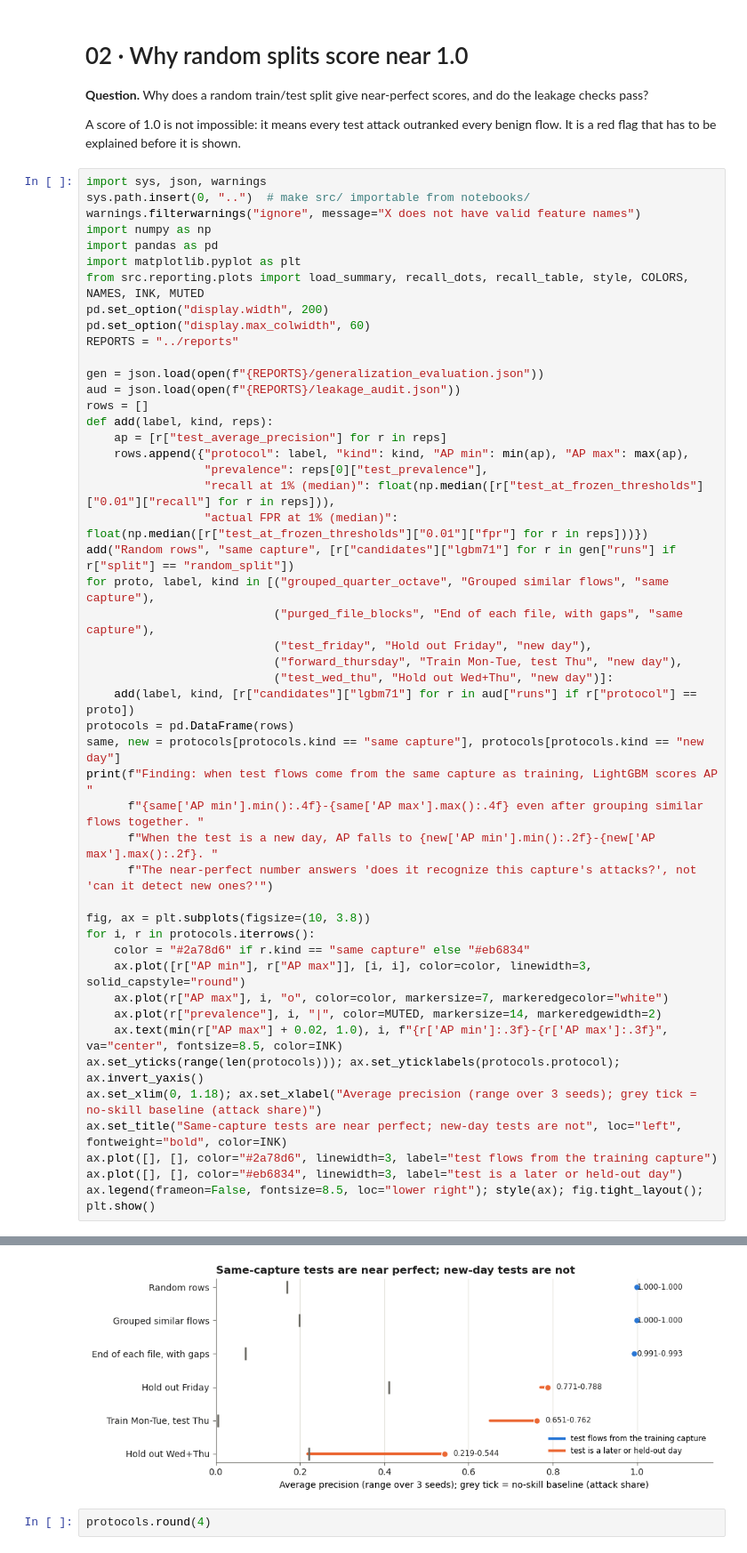
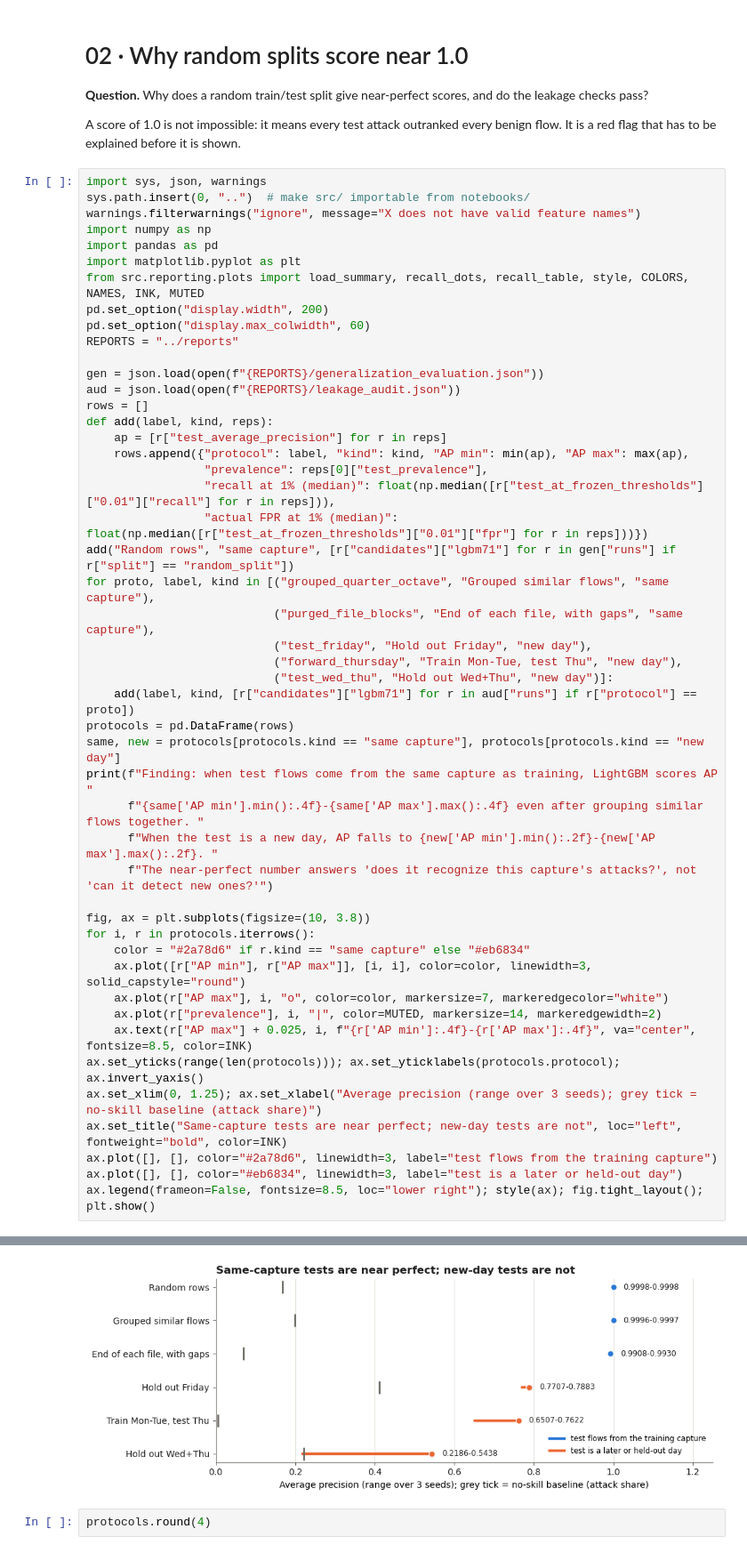
Before and after one commit to Skipa776/CIC-IDS2017-EDA, a Jupyter notebook: notebooks/02_why_random_splits_mislead.ipynb, the cells around one changed output, grey strips where cells are left out. Shown at 89% size. Cells and saved outputs as stored; diff of their text form.

```diff
--- a/notebooks/02_why_random_splits_mislead.ipynb
+++ b/notebooks/02_why_random_splits_mislead.ipynb
@@ -27,36 +27,36 @@ def add(label, kind, reps):
                  "prevalence": reps[0]["test_prevalence"],
                  "recall at 1% (median)": float(np.median([r["test_at_frozen_thresholds"]["0.01"]["recall"] for r in reps])),
                  "actual FPR at 1% (median)": float(np.median([r["test_at_frozen_thresholds"]["0.01"]["fpr"] for r in reps]))})
 add("Random rows", "same capture", [r["candidates"]["lgbm71"] for r in gen["runs"] if r["split"] == "random_split"])
 for proto, label, kind in [("grouped_quarter_octave", "Grouped similar flows", "same capture"),
                            ("purged_file_blocks", "End of each file, with gaps", "same capture"),
                            ("test_friday", "Hold out Friday", "new day"),
                            ("forward_thursday", "Train Mon-Tue, test Thu", "new day"),
                            ("test_wed_thu", "Hold out Wed+Thu", "new day")]:
     add(label, kind, [r["candidates"]["lgbm71"] for r in aud["runs"] if r["protocol"] == proto])
 protocols = pd.DataFrame(rows)
 same, new = protocols[protocols.kind == "same capture"], protocols[protocols.kind == "new day"]
 print(f"Finding: when test flows come from the same capture as training, LightGBM scores AP "
       f"{same['AP min'].min():.4f}-{same['AP max'].max():.4f} even after grouping similar flows together. "
       f"When the test is a new day, AP falls to {new['AP min'].min():.2f}-{new['AP max'].max():.2f}. "
       f"The near-perfect number answers 'does it recognize this capture's attacks?', not 'can it detect new ones?'")
 
 fig, ax = plt.subplots(figsize=(10, 3.8))
 for i, r in protocols.iterrows():
     color = "#2a78d6" if r.kind == "same capture" else "#eb6834"
     ax.plot([r["AP min"], r["AP max"]], [i, i], color=color, linewidth=3, solid_capstyle="round")
     ax.plot(r["AP max"], i, "o", color=color, markersize=7, markeredgecolor="white")
     ax.plot(r["prevalence"], i, "|", color=MUTED, markersize=14, markeredgewidth=2)
-    ax.text(min(r["AP max"] + 0.02, 1.0), i, f"{r['AP min']:.3f}-{r['AP max']:.3f}", va="center", fontsize=8.5, color=INK)
+    ax.text(r["AP max"] + 0.025, i, f"{r['AP min']:.4f}-{r['AP max']:.4f}", va="center", fontsize=8.5, color=INK)
 ax.set_yticks(range(len(protocols))); ax.set_yticklabels(protocols.protocol); ax.invert_yaxis()
-ax.set_xlim(0, 1.18); ax.set_xlabel("Average precision (range over 3 seeds); grey tick = no-skill baseline (attack share)")
+ax.set_xlim(0, 1.25); ax.set_xlabel("Average precision (range over 3 seeds); grey tick = no-skill baseline (attack share)")
 ax.set_title("Same-capture tests are near perfect; new-day tests are not", loc="left", fontweight="bold", color=INK)
 ax.plot([], [], color="#2a78d6", linewidth=3, label="test flows from the training capture")
 ax.plot([], [], color="#eb6834", linewidth=3, label="test is a later or held-out day")
 ax.legend(frameon=False, fontsize=8.5, loc="lower right"); style(ax); fig.tight_layout(); plt.show()
 # %% [output]
 Finding: when test flows come from the same capture as training, LightGBM scores AP 0.9908-0.9998 even after grouping similar flows together. When the test is a new day, AP falls to 0.22-0.79. The nea ...
-[figure, old version]
+[figure, new version]
 # %%
 protocols.round(4)
 # %% [output]
```
Also changed, not shown: parts of 1 cell of this notebook, 11 other files.
